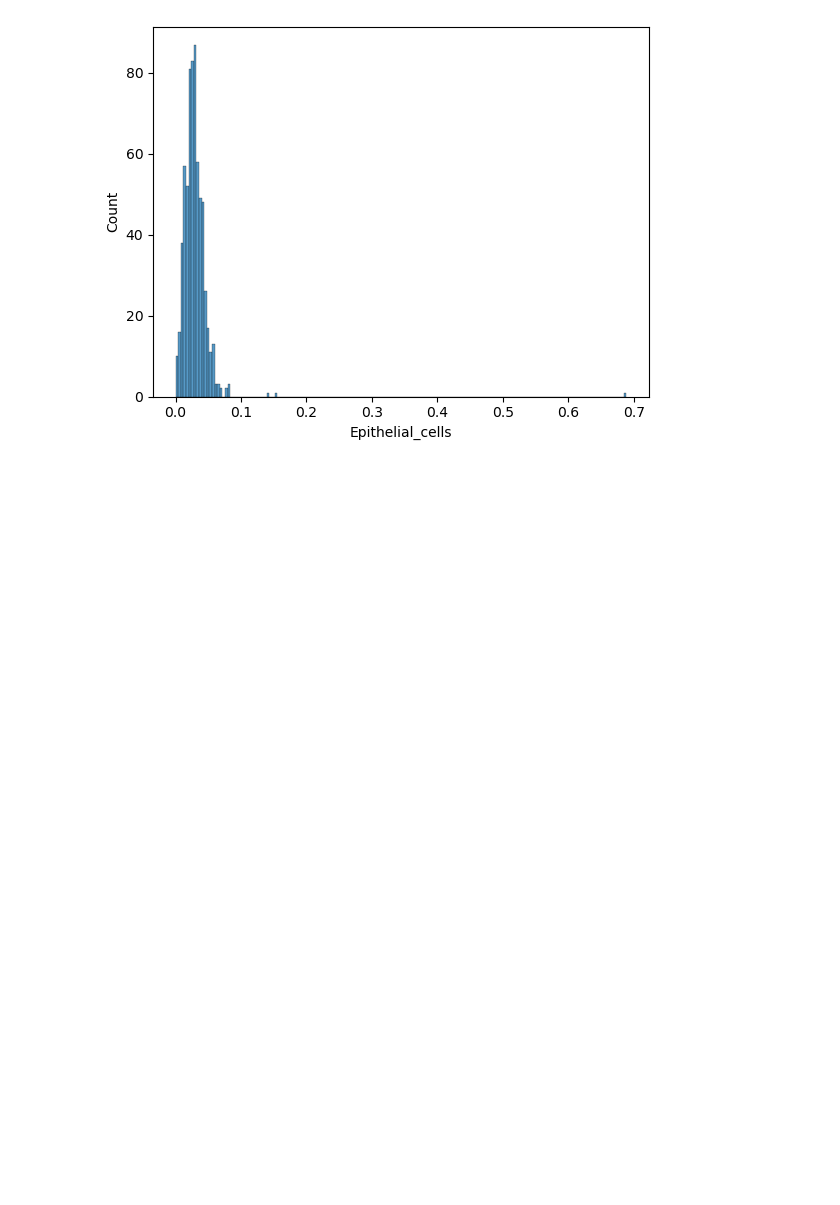
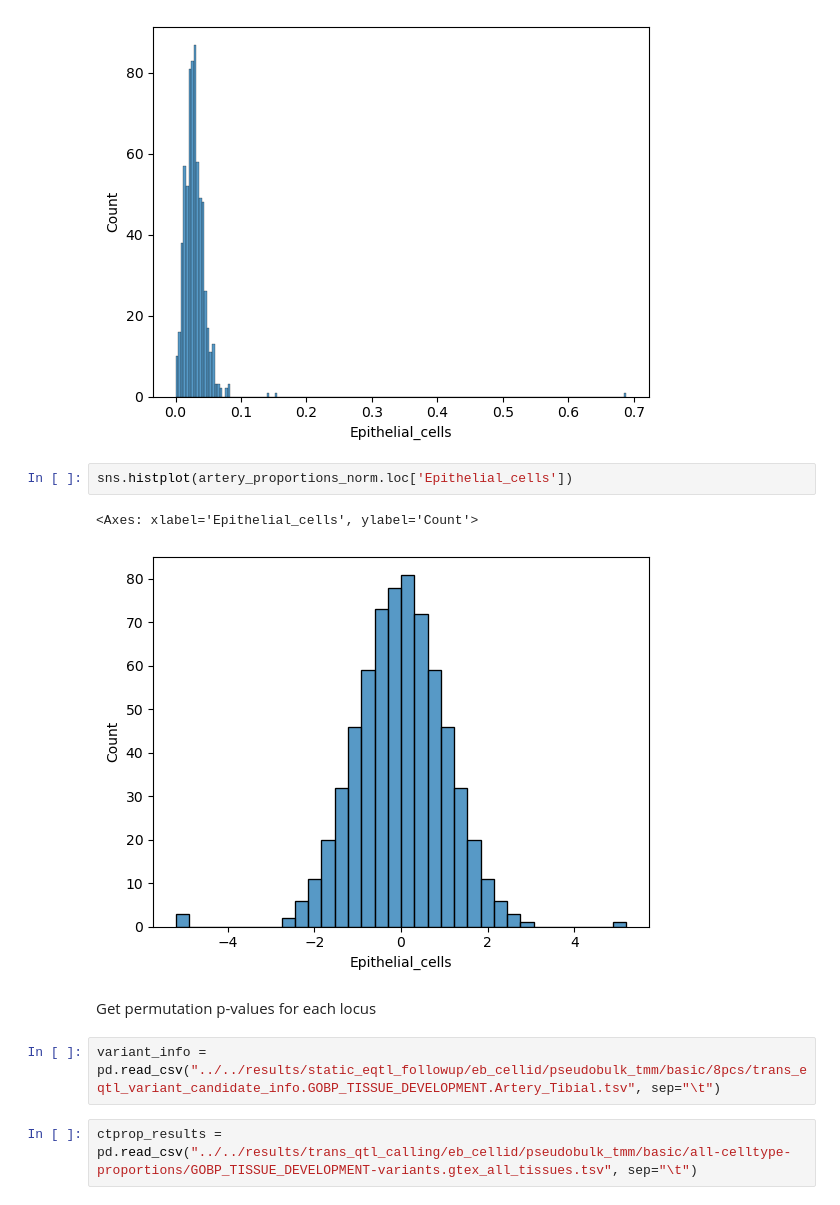
Before and after one commit to jmp448/hdcQTL, a Jupyter notebook: code/trans_qtl_calling/Untitled.ipynb, the cells around one changed output. Cells and saved outputs as stored; diff of their text form; blank space fills up the shorter version.

Commit message:
trans eqtl calling updates before collider fix

```diff
--- a/code/trans_qtl_calling/Untitled.ipynb
+++ b/code/trans_qtl_calling/Untitled.ipynb
@@ -225,3 +237,14 @@ sns.histplot(artery_proportions.loc['Epithelial_cells'])
 # %% [output]
 <Axes: xlabel='Epithelial_cells', ylabel='Count'>
 [figure]
+# %%
+sns.histplot(artery_proportions_norm.loc['Epithelial_cells'])
+# %% [output]
+<Axes: xlabel='Epithelial_cells', ylabel='Count'>
+[figure, added]
+# %% [markdown]
+Get permutation p-values for each locus
+# %%
+variant_info = pd.read_csv("../../results/static_eqtl_followup/eb_cellid/pseudobulk_tmm/basic/8pcs/trans_eqtl_variant_candidate_info.GOBP_TISSUE_DEVELOPMENT.Artery_Tibial.tsv", sep="\t")
+# %%
+ctprop_results = pd.read_csv("../../results/trans_qtl_calling/eb_cellid/pseudobulk_tmm/basic/all-celltype-proportions/GOBP_TISSUE_DEVELOPMENT-variants.gtex_all_tissues.tsv", sep="\t")
```
Also changed, not shown: parts of 13 cells of this notebook, 4 other files.
